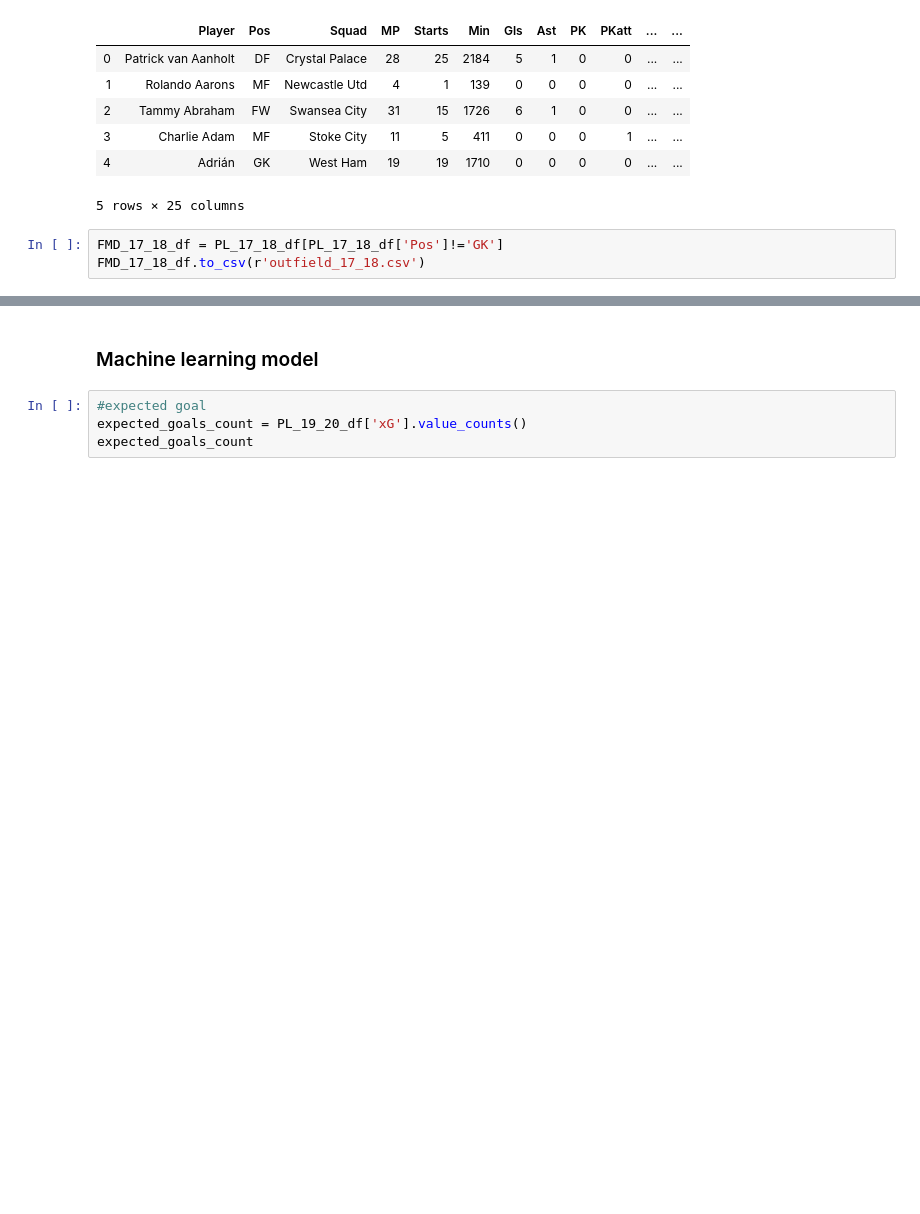
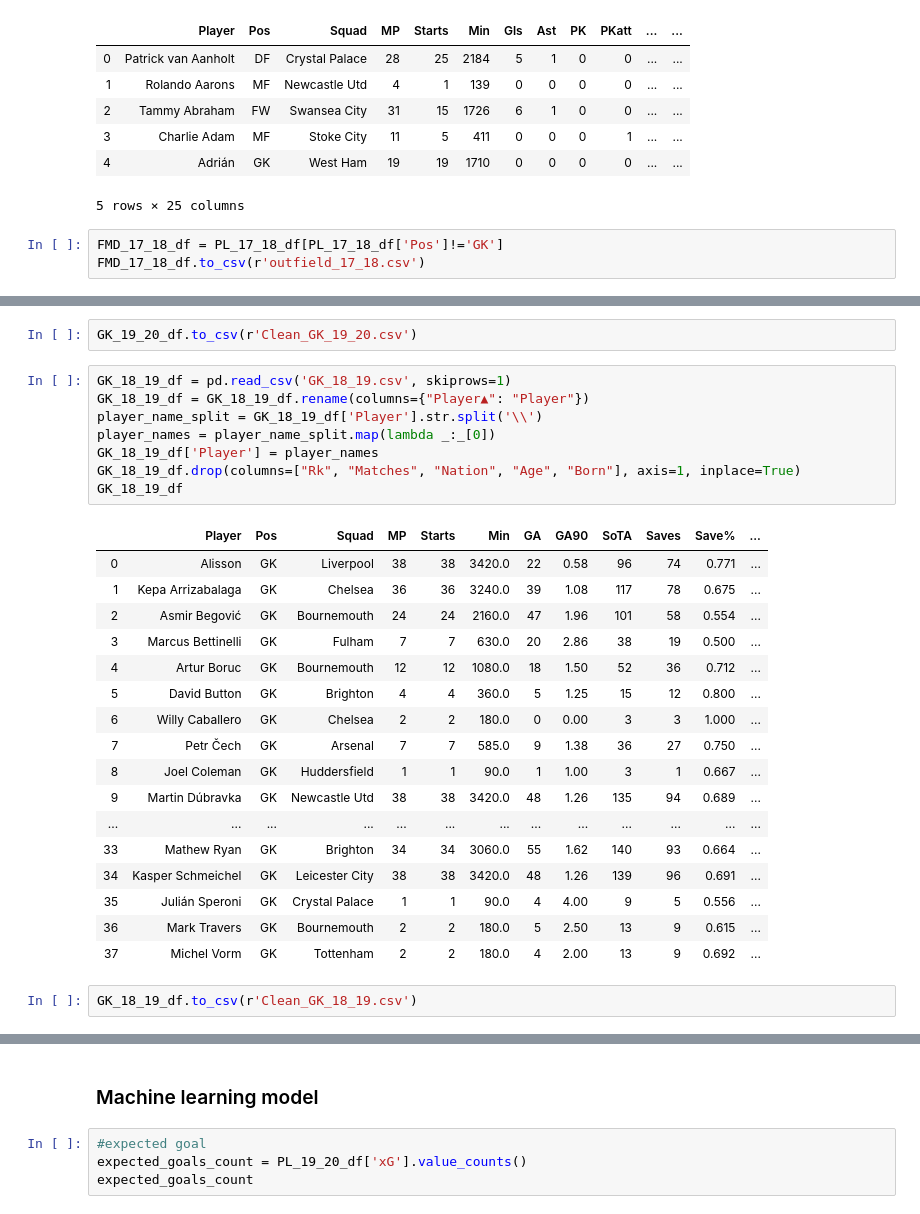
Before and after one commit to jbtrahin/soccer_masters, a Jupyter notebook: PL_data_sets.ipynb, the cells around one changed output, grey strips where cells are left out. Saved outputs shown, nothing was run; the diff lists cells and outputs as text; blank space fills up the shorter version.

```diff
--- a/PL_data_sets.ipynb
+++ b/PL_data_sets.ipynb
@@ -235,0 +262,30 @@ FMD_17_18_df.to_csv(r'outfield_17_18.csv')
+# %%
+GK_19_20_df.to_csv(r'Clean_GK_19_20.csv')
+# %%
+GK_18_19_df = pd.read_csv('GK_18_19.csv', skiprows=1)
+GK_18_19_df = GK_18_19_df.rename(columns={"Player▲": "Player"})
+player_name_split = GK_18_19_df['Player'].str.split('\\')
+player_names = player_name_split.map(lambda _:_[0])
+GK_18_19_df['Player'] = player_names
+GK_18_19_df.drop(columns=["Rk", "Matches", "Nation", "Age", "Born"], axis=1, inplace=True)
+GK_18_19_df
+# %% [output]
+|  | Player | Pos | Squad | MP | Starts | Min | GA | GA90 | SoTA | Saves | Save% | ... |
+| 0 | Alisson | GK | Liverpool | 38 | 38 | 3420.0 | 22 | 0.58 | 96 | 74 | 0.771 | ... |
+| 1 | Kepa Arrizabalaga | GK | Chelsea | 36 | 36 | 3240.0 | 39 | 1.08 | 117 | 78 | 0.675 | ... |
+| 2 | Asmir Begović | GK | Bournemouth | 24 | 24 | 2160.0 | 47 | 1.96 | 101 | 58 | 0.554 | ... |
+| 3 | Marcus Bettinelli | GK | Fulham | 7 | 7 | 630.0 | 20 | 2.86 | 38 | 19 | 0.500 | ... |
+| 4 | Artur Boruc | GK | Bournemouth | 12 | 12 | 1080.0 | 18 | 1.50 | 52 | 36 | 0.712 | ... |
+| 5 | David Button | GK | Brighton | 4 | 4 | 360.0 | 5 | 1.25 | 15 | 12 | 0.800 | ... |
+| 6 | Willy Caballero | GK | Chelsea | 2 | 2 | 180.0 | 0 | 0.00 | 3 | 3 | 1.000 | ... |
+| 7 | Petr Čech | GK | Arsenal | 7 | 7 | 585.0 | 9 | 1.38 | 36 | 27 | 0.750 | ... |
+| 8 | Joel Coleman | GK | Huddersfield | 1 | 1 | 90.0 | 1 | 1.00 | 3 | 1 | 0.667 | ... |
+| 9 | Martin Dúbravka | GK | Newcastle Utd | 38 | 38 | 3420.0 | 48 | 1.26 | 135 | 94 | 0.689 | ... |
+| ... | ... | ... | ... | ... | ... | ... | ... | ... | ... | ... | ... | ... |
+| 33 | Mathew Ryan | GK | Brighton | 34 | 34 | 3060.0 | 55 | 1.62 | 140 | 93 | 0.664 | ... |
+| 34 | Kasper Schmeichel | GK | Leicester City | 38 | 38 | 3420.0 | 48 | 1.26 | 139 | 96 | 0.691 | ... |
+| 35 | Julián Speroni | GK | Crystal Palace | 1 | 1 | 90.0 | 4 | 4.00 | 9 | 5 | 0.556 | ... |
+| 36 | Mark Travers | GK | Bournemouth | 2 | 2 | 180.0 | 5 | 2.50 | 13 | 9 | 0.615 | ... |
+| 37 | Michel Vorm | GK | Tottenham | 2 | 2 | 180.0 | 4 | 2.00 | 13 | 9 | 0.692 | ... |
+# %%
+GK_18_19_df.to_csv(r'Clean_GK_18_19.csv')
```
Also changed, not shown: parts of 2 cells of this notebook.
